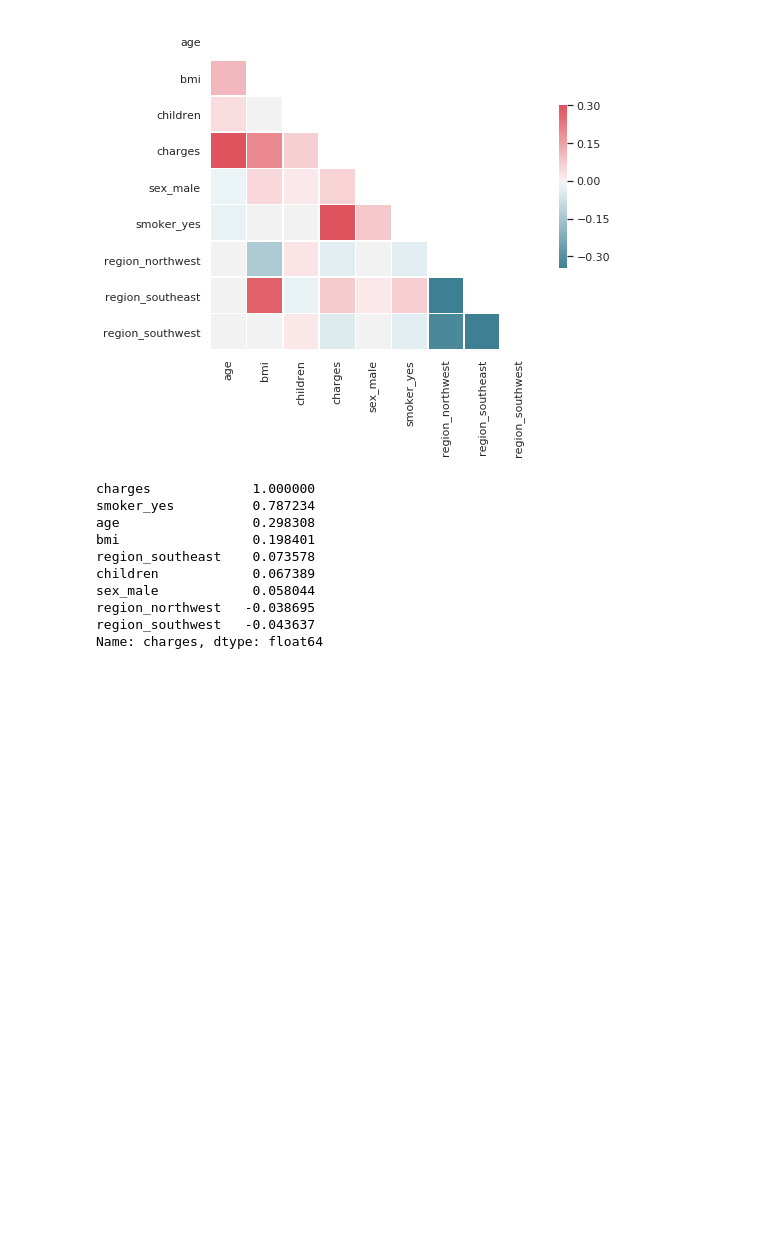
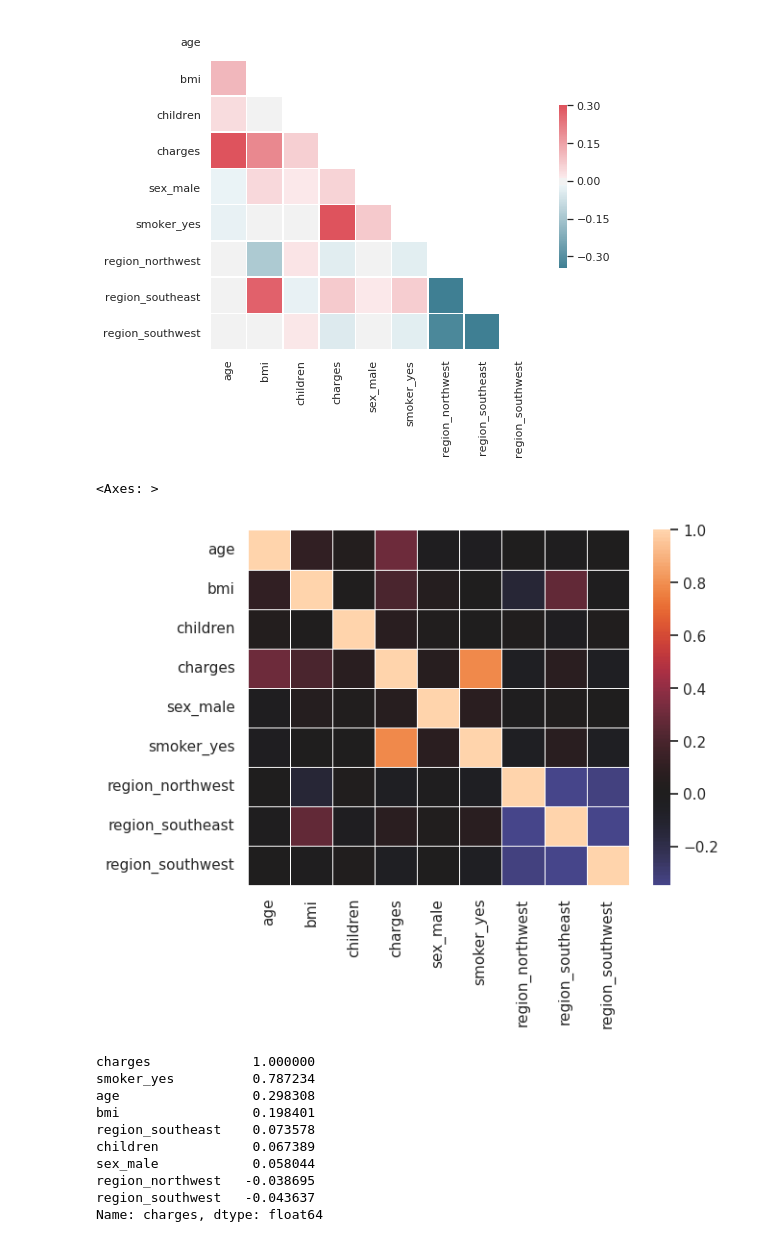
Before and after one commit to adalbertii/Modele-regresyjne, a Jupyter notebook: backward-atribute-elimination.ipynb, the cells around one changed output. Drawn from its saved outputs; the diff is of its cells as text; code cells hidden in the pictures; blank space fills up the shorter version.

```diff
--- a/backward-atribute-elimination.ipynb
+++ b/backward-atribute-elimination.ipynb
@@ -231,6 +239,11 @@ sns.heatmap(corr, mask=mask, cmap=cmap, vmax=.3, center=0,
 # %% [output]
 <matplotlib.axes._subplots.AxesSubplot at 0x...>
 [figure]
+# %%
+sns.heatmap(df_dummies.corr(), center=0,linewidths = 0.5)
+# %% [output]
+<Axes: >
+[figure, added]
 # %%
 df_dummies.corr()['charges'].sort_values(ascending=False)
 # %% [output]
```
Also changed, not shown: parts of 19 cells of this notebook.
